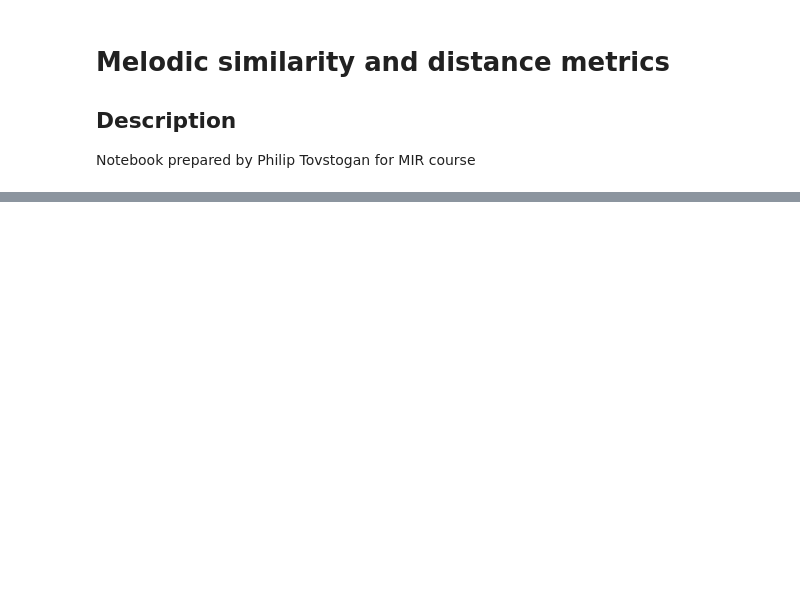
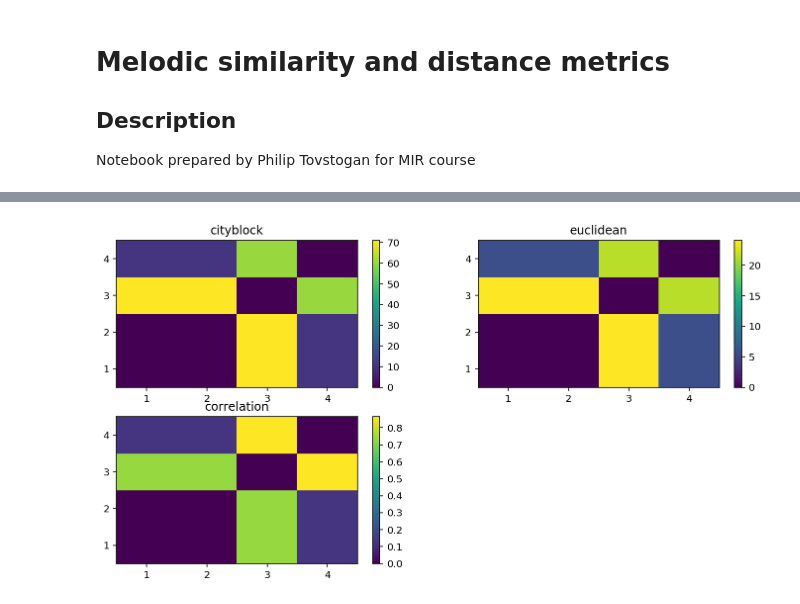
Before and after one commit to kamalsky/MIRCourse, a Jupyter notebook: notebooks/studentNotebooks/melodicSimilarity/melodic_similarity.ipynb, the cells around one changed output, grey strips where cells are left out. Cells and saved outputs as stored; diff of their text form; code cells hidden in the pictures; blank space fills up the shorter version.

```diff
--- a/notebooks/studentNotebooks/melodicSimilarity/melodic_similarity.ipynb
+++ b/notebooks/studentNotebooks/melodicSimilarity/melodic_similarity.ipynb
@@ -128,0 +132,28 @@ for metric, distances in results.items():
+# %%
+def plot_distance_matrix(distances, title):
+    # because the input is in condenced form, we need to unwrap it first
+    matrix = dist.squareform(distances)
+
+    plt.pcolor(matrix)
+    plt.colorbar()
+
+    ax = plt.gca()
+    ax.set_title(title)
+    ticks = np.arange(len(matrix)) + 0.5
+    labels = np.arange(len(matrix)) + 1
+    ax.set_xticks(ticks)
+    ax.set_xticklabels(labels)
+    ax.set_yticks(ticks)
+    ax.set_yticklabels(labels)
+
+
+num_plots = len(metrics)
+plt.figure(figsize=(12, num_plots*2))
+
+index = 1
+for metric, distances in results.items():
+    plt.subplot(np.ceil(num_plots/2), 2, index)
+    plot_distance_matrix(distances, metric)
+    index +=1
+# %% [output]
+[figure, added]
```
Also changed, not shown: parts of 19 cells of this notebook.
